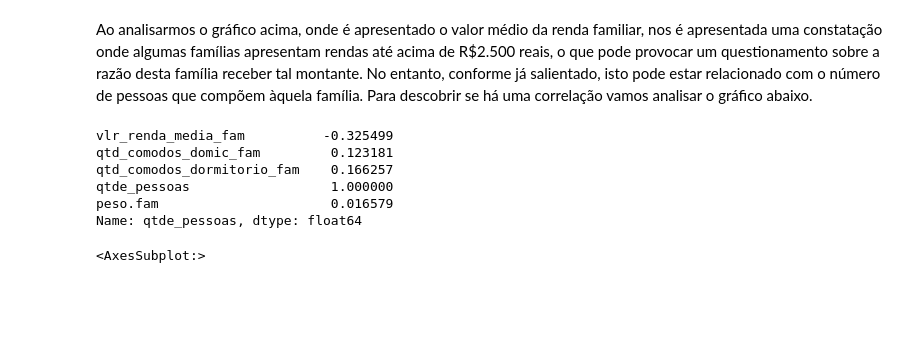
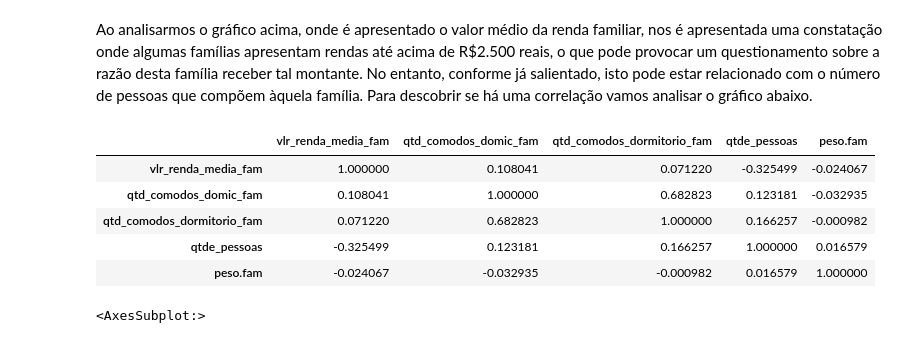
Before and after one commit to diegoabs84/Machine-Learnig---Project-1, a Jupyter notebook: ML_Trabalho_prático_1.ipynb, the cells around one changed output. Drawn from its saved outputs; the diff is of its cells as text; code cells hidden in the pictures; blank space fills up the shorter version.

```diff
--- a/ML_Trabalho_prático_1.ipynb
+++ b/ML_Trabalho_prático_1.ipynb
@@ -322,19 +323,14 @@ Ao analisarmos o gráfico acima, onde é apresentado o valor médio da renda fam
 # %%
 #Fazer checagem com o gráfico pessoas na família x renda
 corr_table = datafam.corr()
-membros_x_renda = []
-corr_table["qtde_pessoas"]
-membros_x_renda.append(corr_table["vlr_renda_media_fam"][0])
-membros_x_renda.append(corr_table["vlr_renda_media_fam"][3])
-membros_x_renda.append(corr_table["qtde_pessoas"][0])
-membros_x_renda.append(corr_table["qtde_pessoas"][3])
+corr_table
 # %% [output]
-vlr_renda_media_fam          -0.325499
-qtd_comodos_domic_fam         0.123181
-qtd_comodos_dormitorio_fam    0.166257
-qtde_pessoas                  1.000000
-peso.fam                      0.016579
-Name: qtde_pessoas, dtype: float64
+|  | vlr_renda_media_fam | qtd_comodos_domic_fam | qtd_comodos_dormitorio_fam | qtde_pessoas | peso.fam |
+| vlr_renda_media_fam | 1.000000 | 0.108041 | 0.071220 | -0.325499 | -0.024067 |
+| qtd_comodos_domic_fam | 0.108041 | 1.000000 | 0.682823 | 0.123181 | -0.032935 |
+| qtd_comodos_dormitorio_fam | 0.071220 | 0.682823 | 1.000000 | 0.166257 | -0.000982 |
+| qtde_pessoas | -0.325499 | 0.123181 | 0.166257 | 1.000000 | 0.016579 |
+| peso.fam | -0.024067 | -0.032935 | -0.000982 | 0.016579 | 1.000000 |
 # %%
 sns.heatmap(corr_table, xticklabels=corr_table.columns, yticklabels=corr_table.columns, annot=True)
 # %% [output]
```
Also changed, not shown: parts of 7 cells of this notebook.
